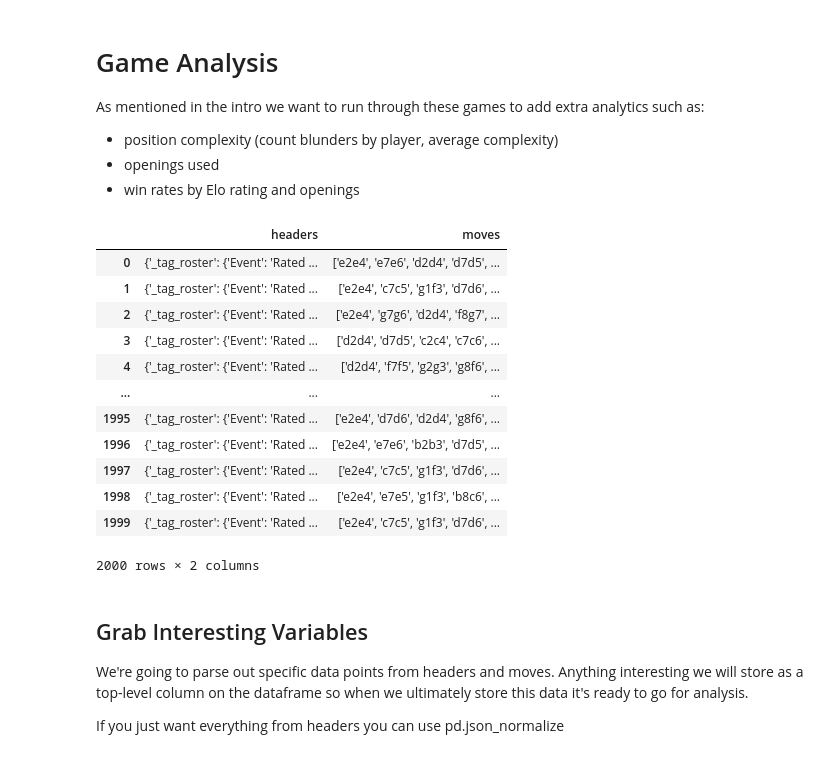
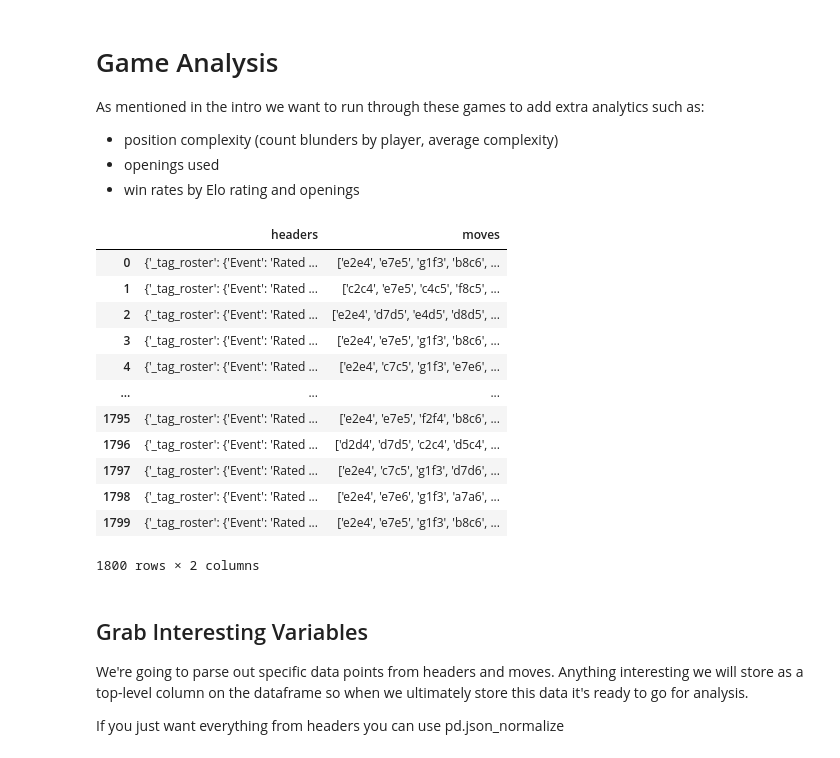
Before and after one commit to aobermuhlner/BigData_Chess_Project, a Jupyter notebook: notebooks/processing.ipynb, the cells around one changed output. Cells and saved outputs as stored; diff of their text form; code cells hidden in the pictures.

```diff
--- a/notebooks/processing.ipynb
+++ b/notebooks/processing.ipynb
@@ -55,22 +52,22 @@ As mentioned in the intro we want to run through these games to add extra analyt
 - openings used
 - win rates by Elo rating and openings
 # %%
-games=pd.read_csv("../../testData/loaded_games.csv")
+games=pd.read_csv(f"../../testData/{file_name}.csv")
 games
 # %% [output]
 |  | headers | moves |
-| 0 | {'_tag_roster': {'Event': 'Rated ... | ['e2e4', 'e7e6', 'd2d4', 'd7d5', ... |
-| 1 | {'_tag_roster': {'Event': 'Rated ... | ['e2e4', 'c7c5', 'g1f3', 'd7d6', ... |
-| 2 | {'_tag_roster': {'Event': 'Rated ... | ['e2e4', 'g7g6', 'd2d4', 'f8g7', ... |
-| 3 | {'_tag_roster': {'Event': 'Rated ... | ['d2d4', 'd7d5', 'c2c4', 'c7c6', ... |
-| 4 | {'_tag_roster': {'Event': 'Rated ... | ['d2d4', 'f7f5', 'g2g3', 'g8f6', ... |
+| 0 | {'_tag_roster': {'Event': 'Rated ... | ['e2e4', 'e7e5', 'g1f3', 'b8c6', ... |
+| 1 | {'_tag_roster': {'Event': 'Rated ... | ['c2c4', 'e7e5', 'c4c5', 'f8c5', ... |
+| 2 | {'_tag_roster': {'Event': 'Rated ... | ['e2e4', 'd7d5', 'e4d5', 'd8d5', ... |
+| 3 | {'_tag_roster': {'Event': 'Rated ... | ['e2e4', 'e7e5', 'g1f3', 'b8c6', ... |
+| 4 | {'_tag_roster': {'Event': 'Rated ... | ['e2e4', 'c7c5', 'g1f3', 'e7e6', ... |
 | ... | ... | ... |
-| 1995 | {'_tag_roster': {'Event': 'Rated ... | ['e2e4', 'd7d6', 'd2d4', 'g8f6', ... |
-| 1996 | {'_tag_roster': {'Event': 'Rated ... | ['e2e4', 'e7e6', 'b2b3', 'd7d5', ... |
-| 1997 | {'_tag_roster': {'Event': 'Rated ... | ['e2e4', 'c7c5', 'g1f3', 'd7d6', ... |
-| 1998 | {'_tag_roster': {'Event': 'Rated ... | ['e2e4', 'e7e5', 'g1f3', 'b8c6', ... |
-| 1999 | {'_tag_roster': {'Event': 'Rated ... | ['e2e4', 'c7c5', 'g1f3', 'd7d6', ... |
+| 1795 | {'_tag_roster': {'Event': 'Rated ... | ['e2e4', 'e7e5', 'f2f4', 'b8c6', ... |
+| 1796 | {'_tag_roster': {'Event': 'Rated ... | ['d2d4', 'd7d5', 'c2c4', 'd5c4', ... |
+| 1797 | {'_tag_roster': {'Event': 'Rated ... | ['e2e4', 'c7c5', 'g1f3', 'd7d6', ... |
+| 1798 | {'_tag_roster': {'Event': 'Rated ... | ['e2e4', 'e7e6', 'g1f3', 'a7a6', ... |
+| 1799 | {'_tag_roster': {'Event': 'Rated ... | ['e2e4', 'e7e5', 'g1f3', 'b8c6', ... |
-2000 rows × 2 columns
+1800 rows × 2 columns
 # %%
 #Convert moves from string into list of move strings
 
```
Also changed, not shown: parts of 15 cells of this notebook, 2 other files.
